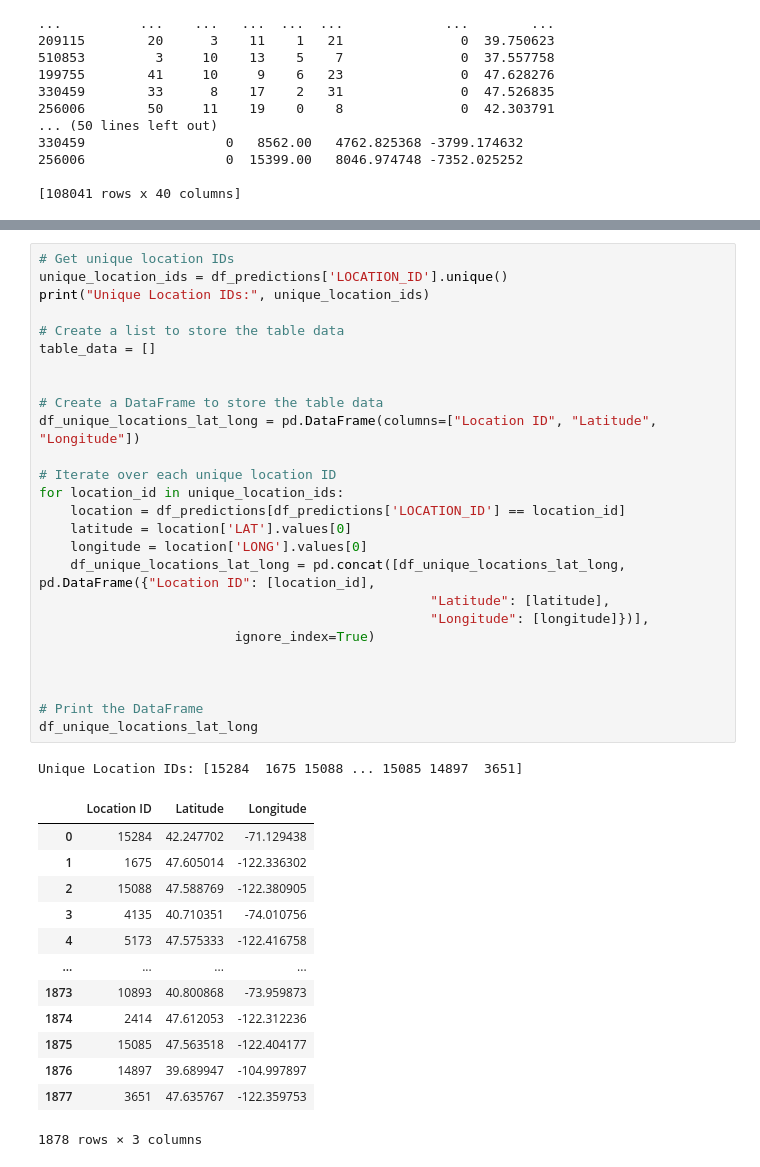
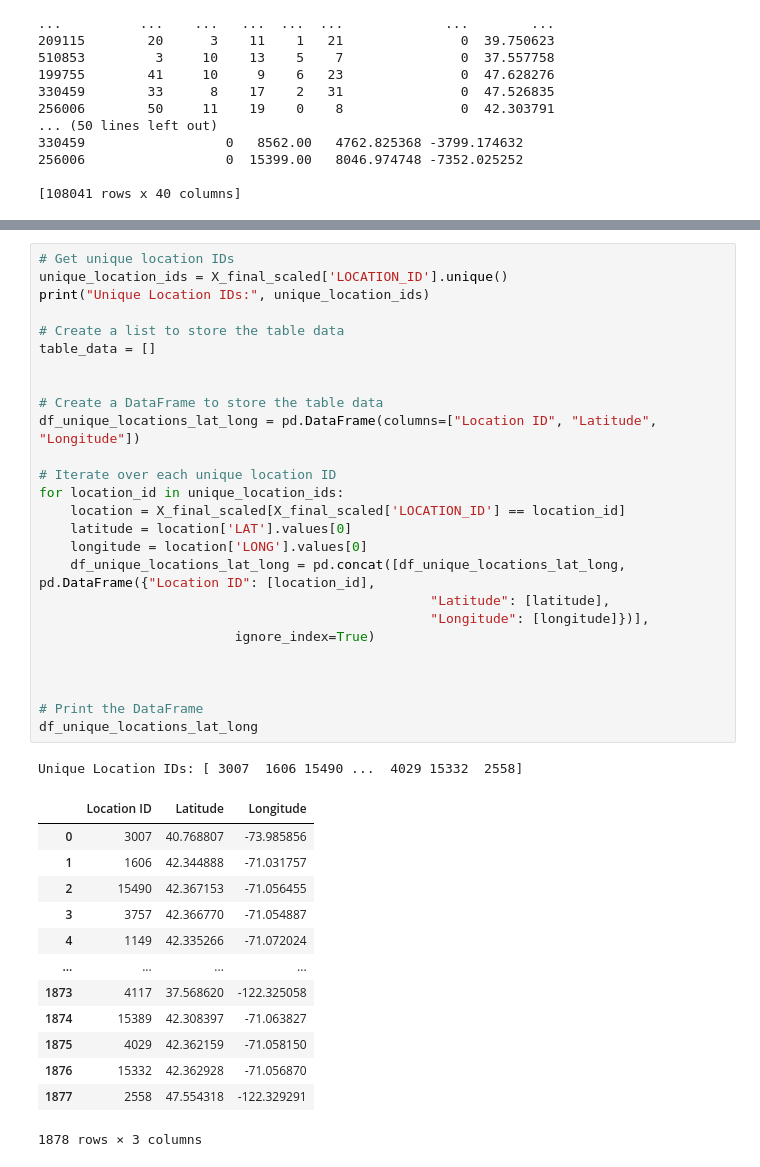
Before and after one commit to jkyxd/ICP_Group3, a Jupyter notebook: Testing File.ipynb, the cells around one changed output, grey strips where cells are left out. Saved outputs shown, nothing was run; the diff lists cells and outputs as text.

```diff
--- a/Testing File.ipynb
+++ b/Testing File.ipynb
@@ -165,41 +191,41 @@ plt.show()
 # %%
 # Get unique location IDs
-unique_location_ids = df_predictions['LOCATION_ID'].unique()
+unique_location_ids = X_final_scaled['LOCATION_ID'].unique()
 print("Unique Location IDs:", unique_location_ids)
 
 # Create a list to store the table data
 table_data = []
 
 
 # Create a DataFrame to store the table data
 df_unique_locations_lat_long = pd.DataFrame(columns=["Location ID", "Latitude", "Longitude"])
 
 # Iterate over each unique location ID
 for location_id in unique_location_ids:
-    location = df_predictions[df_predictions['LOCATION_ID'] == location_id]
+    location = X_final_scaled[X_final_scaled['LOCATION_ID'] == location_id]
     latitude = location['LAT'].values[0]
     longitude = location['LONG'].values[0]
     df_unique_locations_lat_long = pd.concat([df_unique_locations_lat_long, pd.DataFrame({"Location ID": [location_id],
                                                   "Latitude": [latitude],
                                                   "Longitude": [longitude]})],
                          ignore_index=True)
 
 
 
 # Print the DataFrame
 df_unique_locations_lat_long
 # %% [output]
-Unique Location IDs: [15284  1675 15088 ... 15085 14897  3651]
+Unique Location IDs: [ 3007  1606 15490 ...  4029 15332  2558]
 |  | Location ID | Latitude | Longitude |
-| 0 | 15284 | 42.247702 | -71.129438 |
-| 1 | 1675 | 47.605014 | -122.336302 |
-| 2 | 15088 | 47.588769 | -122.380905 |
-| 3 | 4135 | 40.710351 | -74.010756 |
-| 4 | 5173 | 47.575333 | -122.416758 |
+| 0 | 3007 | 40.768807 | -73.985856 |
+| 1 | 1606 | 42.344888 | -71.031757 |
+| 2 | 15490 | 42.367153 | -71.056455 |
+| 3 | 3757 | 42.366770 | -71.054887 |
+| 4 | 1149 | 42.335266 | -71.072024 |
 | ... | ... | ... | ... |
-| 1873 | 10893 | 40.800868 | -73.959873 |
-| 1874 | 2414 | 47.612053 | -122.312236 |
-| 1875 | 15085 | 47.563518 | -122.404177 |
-| 1876 | 14897 | 39.689947 | -104.997897 |
-| 1877 | 3651 | 47.635767 | -122.359753 |
+| 1873 | 4117 | 37.568620 | -122.325058 |
+| 1874 | 15389 | 42.308397 | -71.063827 |
+| 1875 | 4029 | 42.362159 | -71.058150 |
+| 1876 | 15332 | 42.362928 | -71.056870 |
+| 1877 | 2558 | 47.554318 | -122.329291 |
 1878 rows × 3 columns
```
Also changed, not shown: parts of 17 cells of this notebook.
